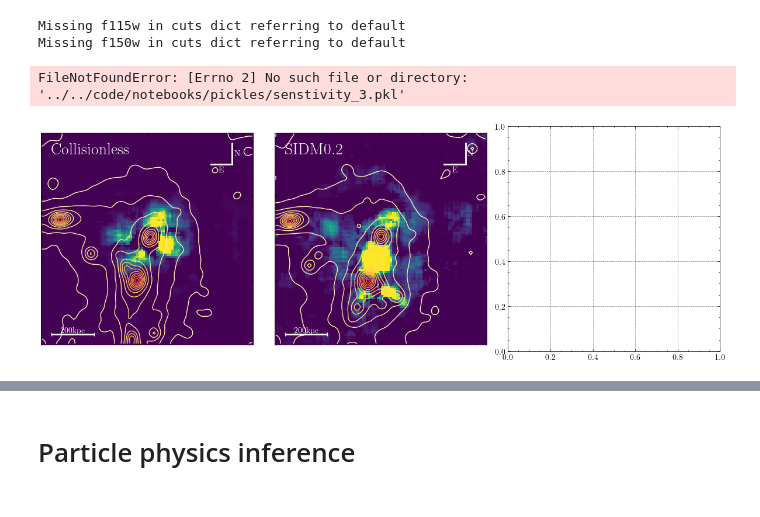
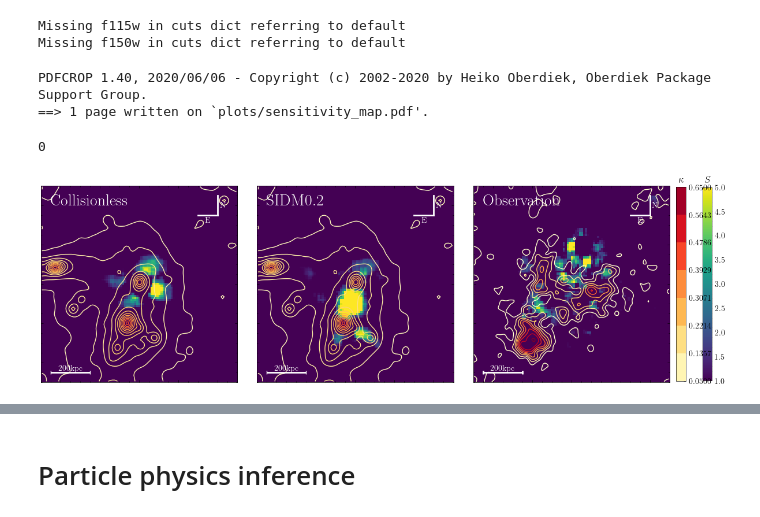
Before and after one commit to davidharvey1986/ml_a2744, a Jupyter notebook: notebooks/plots_for_paper.ipynb, the cells around one changed output, grey strips where cells are left out. Saved outputs shown, nothing was run; the diff lists cells and outputs as text; code cells hidden in the pictures.

Commit message:
tidying notebooks

```diff
--- a/notebooks/plots_for_paper.ipynb
+++ b/notebooks/plots_for_paper.ipynb
@@ -773,18 +437,18 @@ obs_kappa_e, obs_kappa_b = get_kappa(
 Missing f115w in cuts dict referring to default
 Missing f150w in cuts dict referring to default
 # %%
-segment_size = 3
+segment_size = 4
 sim_fiducial, sim_probabilities = pkl.load(open(f"pickles/sim_senstivity_{segment_size}_select_moving_av.pkl","rb"))
 cmap_contour = 'YlOrRd'
 cmap_image = 'viridis'
-kappa_bins = np.linspace(0.1,0.8,8)
+kappa_bins = np.linspace(0.05,0.65,8)
 
-fig, axarr=plt.subplots(1, 3,figsize=(15, 5))
+fig, axarr=plt.subplots(1, 3, figsize=(15, 5))
 fig.subplots_adjust(wspace=0.1)
 
 kappas = []
-contrast=3
-vmin = 0
+contrast=5
+vmin = 1
 
 vmax =  contrast
 ref = None
@@ -800,7 +464,6 @@ for idx in range(sim_probabilities.shape[0]):
     else:
         kappa_data = a2744_analogue['sidm']['kappa']
 
-    kappa_e = kappa_data/h
 
     relative_prob = np.mean(sim_fiducial[:,idx,0] - sim_probabilities[idx], axis=-1)
 
@@ -837,31 +500,19 @@ for idx in range(sim_probabilities.shape[0]):
     ax.text( 5-50, 40, dmlabel[idx], color='white', weight='bold', fontsize=20)
 
 
-fiducial, probabilities = pkl.load(open(f"../../code/notebooks/pickles/senstivity_.pkl","rb"))
-
-ax = axarr[-1]
-
+fiducial, probabilities = pkl.load(open(f"pickles/senstivity_{segment_size}_moving_av.pkl","rb"))
 
 obs_probs = np.mean((1-fiducial) - probabilities ,axis=-1)
 obs_probs /= obs_probs.std()
 
-
-
+ax = axarr[-1]
 prob = ax.imshow(obs_probs,
-                 origin='lower',
-                 extent=[-50,50,-50,50],
-                 vmin=vmin,
-                 vmax=vmax,
-                 cmap=cmap_image
-                )
+                 origin='lower', extent=[-50,50,-50,50],
+                 vmin=vmin,vmax=vmax,cmap=cmap_image)
 #
-kappa = ax.contourf(obs_kappa_e,
-                    origin='lower',
-               extent=[-50,50,-50,50],
-                    lw=3,
-                    cmap=cmap_contour,
-                   levels=kappa_bins,
-                    alpha=0.01)
+kappa = ax.contourf(zoom(obs_kappa_e,2), origin='lower',
+               extent=[-50,50,-50,50], lw=3, cmap=cmap_contour,
+           levels=kappa_bins, alpha=0.01)
 
 ax.contour(zoom(obs_kappa_e,2), origin='lower',
                extent=[-50,50,-50,50], lw=5, cmap=cmap_contour,
@@ -876,36 +527,38 @@ ax.plot([90-50, 90-50],[95-50, 85-50], '-', color='white', lw=2)
 ax.text( 85-50, 84-50, 'E', ha='center', va='top', color='white', weight='bold')
 ax.text( 91-50, 90-50, 'N', ha='left', va='center', color='white', weight='bold')
 #fig.patch.set_facecolor('black')
 ax.text( 5-50, 40, 'Observation', color='white', weight='bold', fontsize=20)
 
 fraction = 0.015
 divider = make_axes_locatable(ax)
 #cax = divider.append_axes('right', size='5%', pad=0.2)
 cbar = fig.colorbar(
     prob,
     ax=axarr,
     orientation='vertical',
     fraction=fraction*0.96,
     pad=0.025)
 cbar.ax.set_title('$S$')
 
 
 #cax = divider.append_axes('right', size='5%', pad=0.4)
 cbar = fig.colorbar(
     kappa,
     ax=axarr,
     orientation='vertical',
     fraction=fraction,
     pad=0.01)
 
 cbar.ax.set_title('$\kappa$')
 cbar.solids.set_alpha(1)
-fname='plots/sensitivity_map.pdf'
+fname = "plots/sensitivity_map.pdf"
 plt.savefig(fname)
 os.system(f"pdfcrop {fname} {fname}")
 # %% [output]
-FileNotFoundError: [Errno 2] No such file or directory: '../../code/notebooks/pickles/senstivity_3.pkl'
+PDFCROP 1.40, 2020/06/06 - Copyright (c) 2002-2020 by Heiko Oberdiek, Oberdiek Package Support Group.
+==> 1 page written on `plots/sensitivity_map.pdf'.
+0
-[figure, old version]
+[figure, new version]
 # %%
 def sidm_sen( y ):
     return np.mean(y>0)
```
Also changed, not shown: parts of 11 cells of this notebook, 1 other file.
